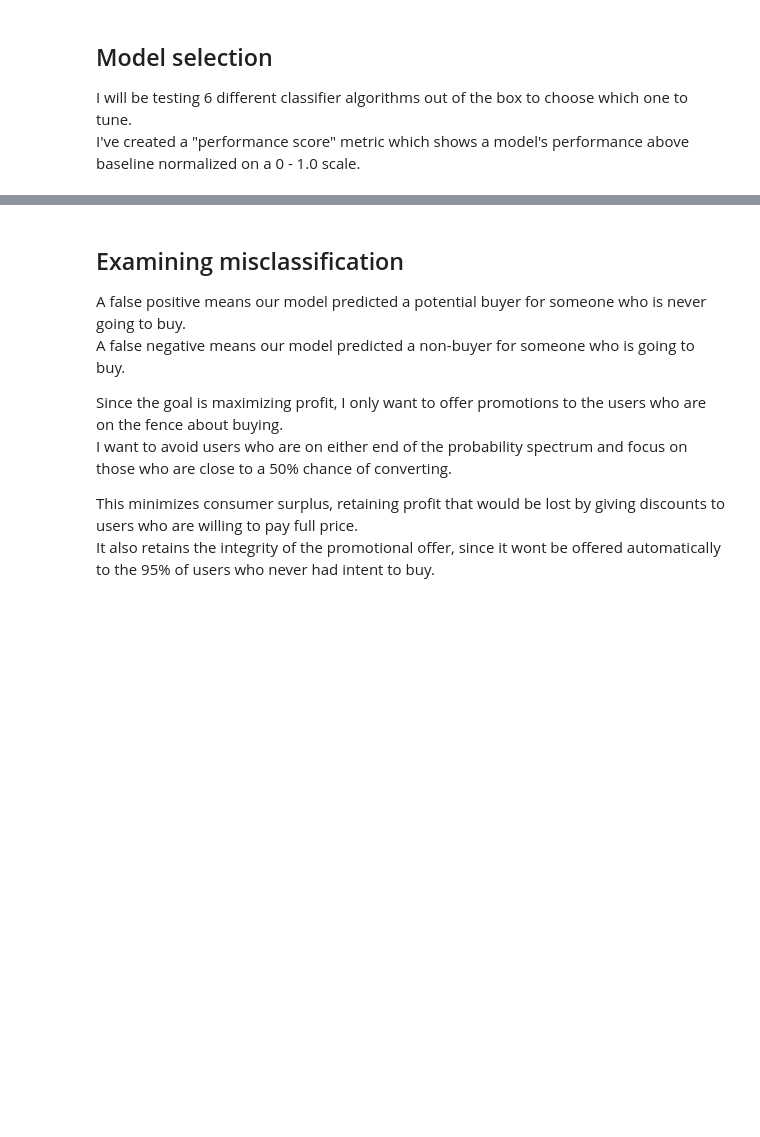
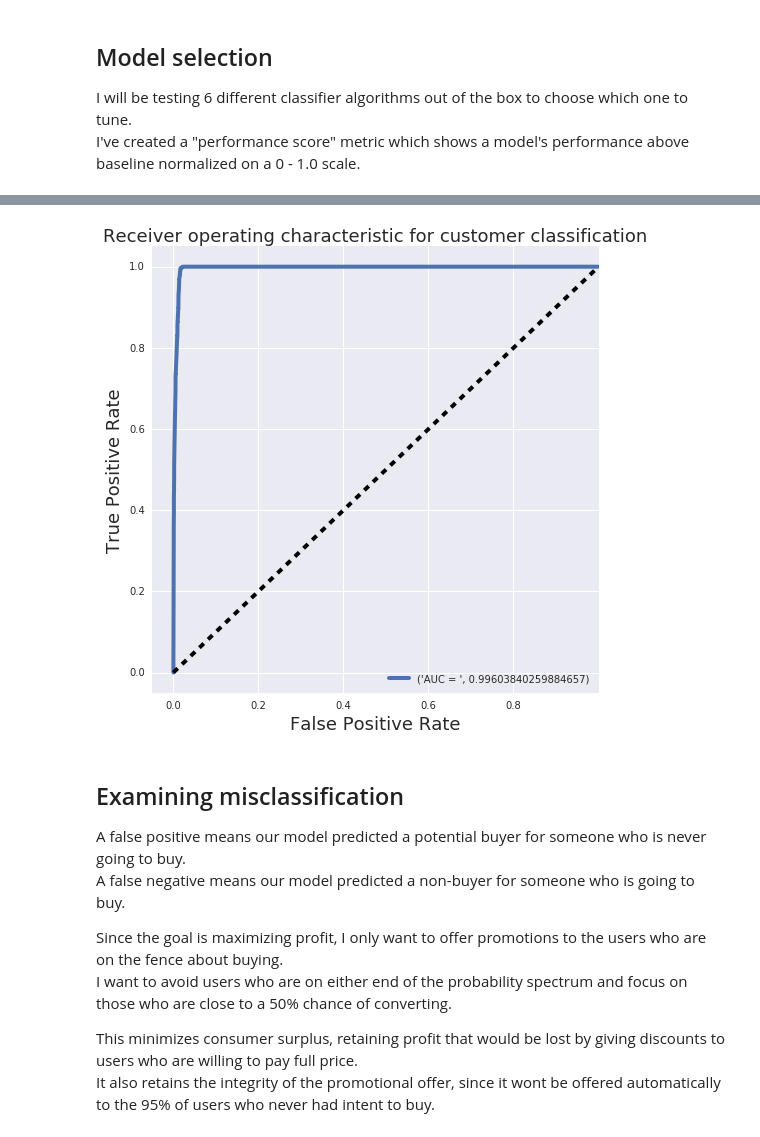
Before and after one commit to Sunishchal/Integral-Studio-Analytics, a Jupyter notebook: TDE Conversion Modeling - Public.ipynb, the cells around one changed output, grey strips where cells are left out. Cells and saved outputs as stored; diff of their text form; code cells hidden in the pictures; blank space fills up the shorter version.

```diff
--- a/TDE Conversion Modeling - Public.ipynb
+++ b/TDE Conversion Modeling - Public.ipynb
@@ -156,3 +173,21 @@ False negatives:  35  False negative rate:  0.309624911536
+# %%
+# Find AUROC and plot curve
+
+fpr, tpr, _ = roc_curve(ytest, rfc.predict_proba(xtest)[:,1])
+roc_auc = auc(fpr, tpr)
+
+plt.figure(figsize=[8,8])
+plt.plot(fpr, tpr, label=("AUC = ", roc_auc), linewidth=4)
+plt.plot([0, 1], [0, 1], 'k--', linewidth=4)
+plt.xlim([-0.05, 1.0])
+plt.ylim([-0.05, 1.05])
+plt.xlabel('False Positive Rate', fontsize=18)
+plt.ylabel('True Positive Rate', fontsize=18)
+plt.title('Receiver operating characteristic for customer classification', fontsize=18)
+plt.legend(loc="lower right")
+plt.show()
+# %% [output]
+[figure, added]
 # %% [markdown]
 ## Examining misclassification
 A false positive means our model predicted a potential buyer for someone who is never going to buy.
```
Also changed, not shown: parts of 19 cells of this notebook.
